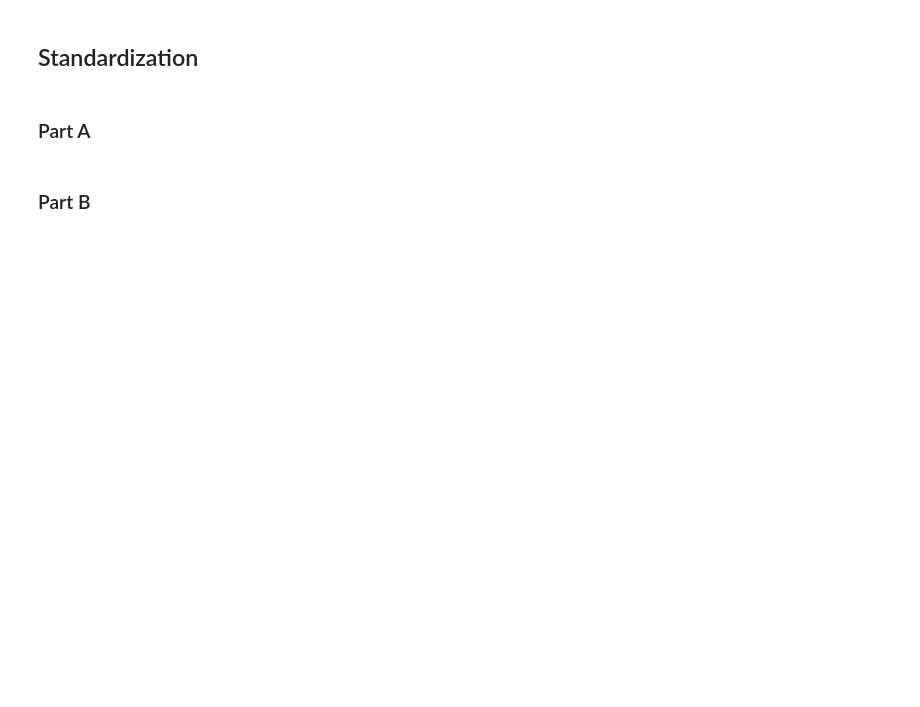
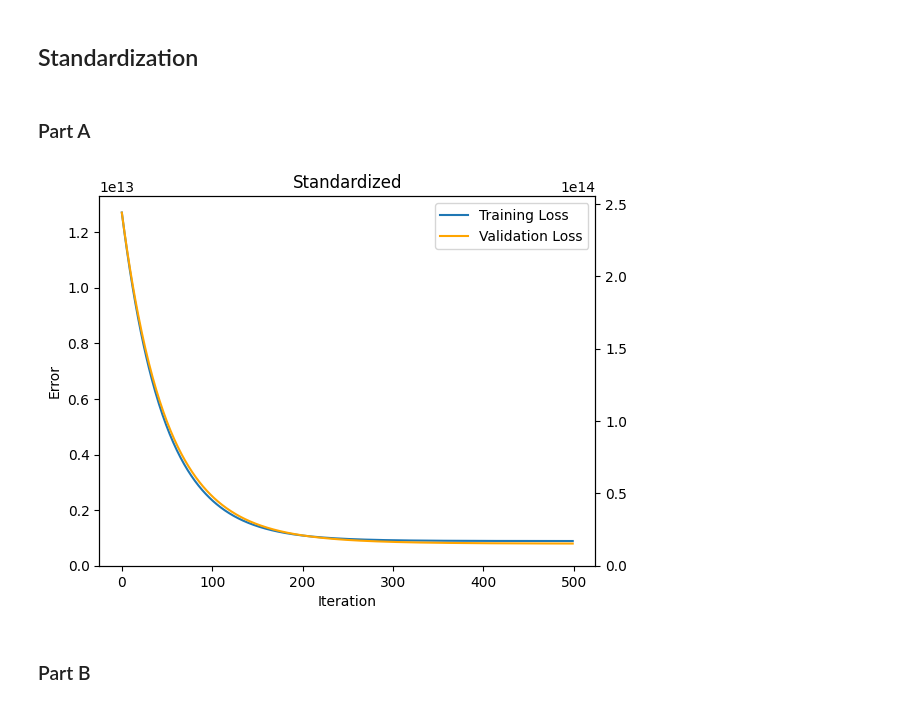
Before and after one commit to samofuture/Intro-to-ML, a Jupyter notebook: HW2/HW2.ipynb, the cells around one changed output. Drawn from its saved outputs; the diff is of its cells as text; code cells hidden in the pictures; blank space fills up the shorter version.

```diff
--- a/HW2/HW2.ipynb
+++ b/HW2/HW2.ipynb
@@ -294,7 +339,38 @@ test_m = len(test_y)
 # %% [markdown]
 ## Standardization
+# %%
+df = prep_data('S')
+train_df, test_df = train_test_split(df, test_size=0.2, random_state=15)
+
+y = np.array(train_df.pop('price'))
+
+test_y = np.array(test_df.pop('price'))
+
+m = len(y)
+test_m = len(test_y)
 # %% [markdown]
 ### Part A
+# %%
+factors_list : list[str] = ['area', 'bedrooms', 'bathrooms', 'stories', 'parking']
+iterations = 500
+alpha = 0.01
+penalty = 5
+
+x = np.ones((m, 1))
+test_x = np.ones((test_m, 1))
+
+for factor in factors_list:
+    temp = np.array(train_df[factor])
+    temp = temp.reshape(m, 1)
+    x = np.hstack((x, temp))
+    temp = np.array(test_df[factor])
+    temp = temp.reshape(test_m, 1)
+    test_x = np.hstack((test_x, temp))
+
+j, validation_loss = linear_regression(factors_list, iterations, x, y, alpha, m, test_x, test_y, penalty)
+plot(j, validation_loss, 'Standardized')
+# %% [output]
+[figure, added]
 # %% [markdown]
 ### Part B
 # %%
```
Also changed, not shown: parts of 12 cells of this notebook.
